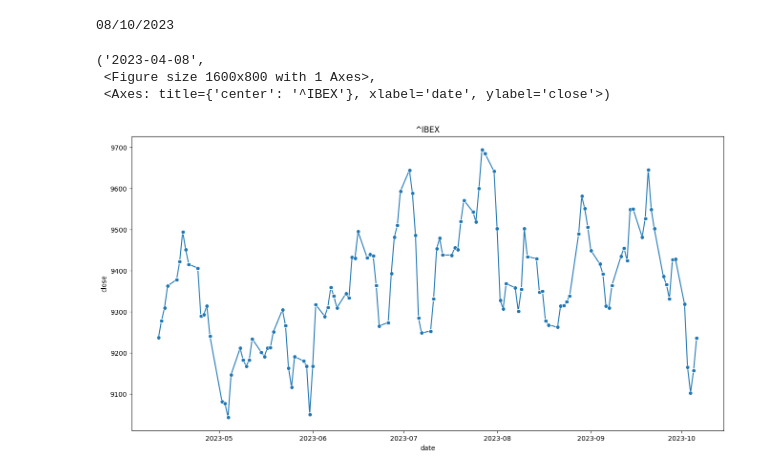
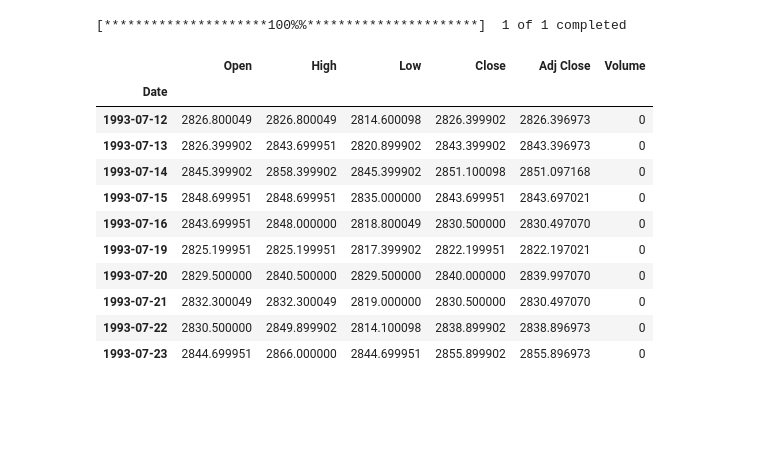
Before and after one commit to alfonrodrisimon/Stock-Market-Finance-Python, a Jupyter notebook: notebooks/Ibex35-notebook.ipynb, the cells around one changed output. Drawn from its saved outputs; the diff is of its cells as text; code cells hidden in the pictures; blank space fills up the shorter version.

```diff
--- a/notebooks/Ibex35-notebook.ipynb
+++ b/notebooks/Ibex35-notebook.ipynb
@@ -7,16 +0,0 @@ import pandas as pd
-# %%
-# Get today´s day in the right format
-today = date.today()
-d1 = today.strftime("%d/%m/%Y")
-print(d1)
-# %% [output]
-08/10/2023
-# %%
-# Import latest price
-s1 = Symbol("^IBEX")         # will use "Yahoo" as the default source
-s1.price_graph()
-# %% [output]
-('2023-04-08',
- <Figure size 1600x800 with 1 Axes>,
- <Axes: title={'center': '^IBEX'}, xlabel='date', ylabel='close'>)
-[figure, removed]
@@ -22,0 +7,21 @@ s1.price_graph()
+# %%
+# Get the data for the stock ^IBEX
+ibex35 = yf.download('^IBEX')
+# %% [output]
+[*********************100%%**********************]  1 of 1 completed
+# %%
+# Check DataFrame
+ibex35.head(10)
+# %% [output]
+|  | Open | High | Low | Close | Adj Close | Volume |
+| Date |  |  |  |  |  |  |
+| 1993-07-12 | 2826.800049 | 2826.800049 | 2814.600098 | 2826.399902 | 2826.396973 | 0 |
+| 1993-07-13 | 2826.399902 | 2843.699951 | 2820.899902 | 2843.399902 | 2843.396973 | 0 |
+| 1993-07-14 | 2845.399902 | 2858.399902 | 2845.399902 | 2851.100098 | 2851.097168 | 0 |
+| 1993-07-15 | 2848.699951 | 2848.699951 | 2835.000000 | 2843.699951 | 2843.697021 | 0 |
+| 1993-07-16 | 2843.699951 | 2848.000000 | 2818.800049 | 2830.500000 | 2830.497070 | 0 |
+| 1993-07-19 | 2825.199951 | 2825.199951 | 2817.399902 | 2822.199951 | 2822.197021 | 0 |
+| 1993-07-20 | 2829.500000 | 2840.500000 | 2829.500000 | 2840.000000 | 2839.997070 | 0 |
+| 1993-07-21 | 2832.300049 | 2832.300049 | 2819.000000 | 2830.500000 | 2830.497070 | 0 |
+| 1993-07-22 | 2830.500000 | 2849.899902 | 2814.100098 | 2838.899902 | 2838.896973 | 0 |
+| 1993-07-23 | 2844.699951 | 2866.000000 | 2844.699951 | 2855.899902 | 2855.896973 | 0 |
```
Also changed, not shown: parts of 4 cells of this notebook.
